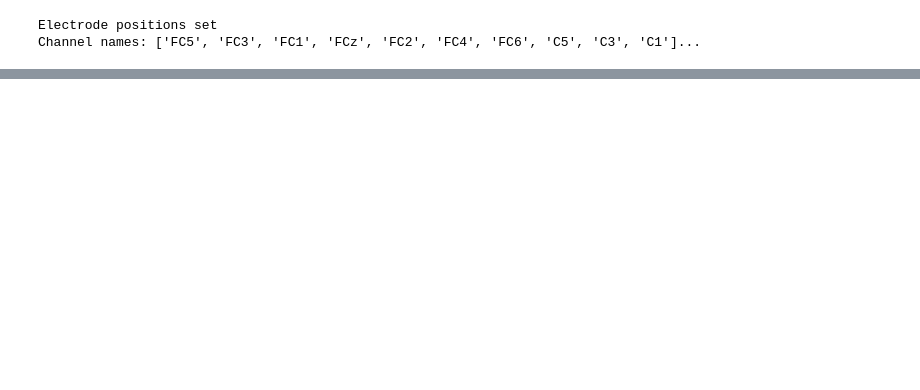
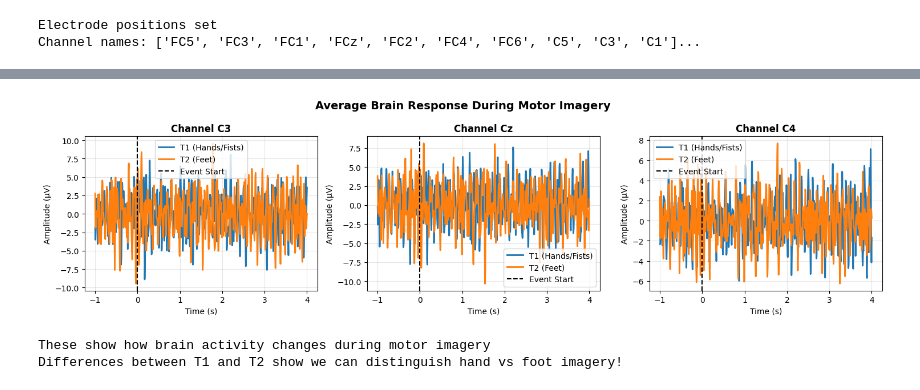
Before and after one commit to ahtashamilyas/Advance-Machine-Learning, a Jupyter notebook: Mini_Project/main.ipynb, the cells around one changed output, grey strips where cells are left out. Cells and saved outputs as stored; diff of their text form; code cells hidden in the pictures; blank space fills up the shorter version.

Commit message:
Data loading, basic preprocessing (e.g., filtering2),

```diff
--- a/Mini_Project/main.ipynb
+++ b/Mini_Project/main.ipynb
@@ -129,0 +210,16 @@ T2 = Right/Both feet imagery
+# %%
+#Create Epochs (Cut data into trials)
+# Each epoch = one motor imagery trial
+
+event_id = {'T1': 2, 'T2': 3}  # T1=hands/fists, T2=feet
+tmin, tmax = -1., 4.  # From 1s before to 4s after event
+
+epochs = mne.Epochs(raw_filtered, events, event_id,
+                    tmin, tmax,
+                    baseline=(None, 0),  # Baseline correction
+                    preload=True)
+
+print(f"Created {len(epochs)} epochs")
+print(f"Each epoch is {tmax - tmin} seconds long")
+print(f"\nT1 (hands/fists): {len(epochs['T1'])} epochs")
+print(f"T2 (feet): {len(epochs['T2'])} epochs")
@@ -129,0 +239,42 @@ T2 = Right/Both feet imagery
+# %%
+#    Visualize Average Brain Response
+# Average all trials together to see the pattern
+
+# Get average response for each condition
+evoked_T1 = epochs['T1'].average()  # Hands/fists
+evoked_T2 = epochs['T2'].average()  # Feet
+
+# Pick motor cortex channels
+picks = ['C3', 'Cz', 'C4']
+
+# Plot
+fig, axes = plt.subplots(1, 3, figsize=(15, 4))
+
+for i, ch in enumerate(picks):
+    # Extract data for this channel
+    ch_idx = evoked_T1.ch_names.index(ch)
+
+    # Plot both conditions
+    axes[i].plot(evoked_T1.times, evoked_T1.data[ch_idx] * 1e6,
+                 label='T1 (Hands/Fists)', linewidth=2)
+    axes[i].plot(evoked_T2.times, evoked_T2.data[ch_idx] * 1e6,
+                 label='T2 (Feet)', linewidth=2)
+
+    axes[i].axvline(0, color='black', linestyle='--', label='Event Start')
+    axes[i].set_xlabel('Time (s)')
+    axes[i].set_ylabel('Amplitude (µV)')
+    axes[i].set_title(f'Channel {ch}', fontweight='bold')
+    axes[i].legend()
+    axes[i].grid(True, alpha=0.3)
+
+plt.suptitle('Average Brain Response During Motor Imagery',
+             fontsize=14, fontweight='bold')
+plt.tight_layout()
+plt.show()
+
+print("These show how brain activity changes during motor imagery")
+print("Differences between T1 and T2 show we can distinguish hand vs foot imagery!")
+# %% [output]
+[figure, added]
+These show how brain activity changes during motor imagery
+Differences between T1 and T2 show we can distinguish hand vs foot imagery!
```
Also changed, not shown: parts of 14 cells of this notebook.
